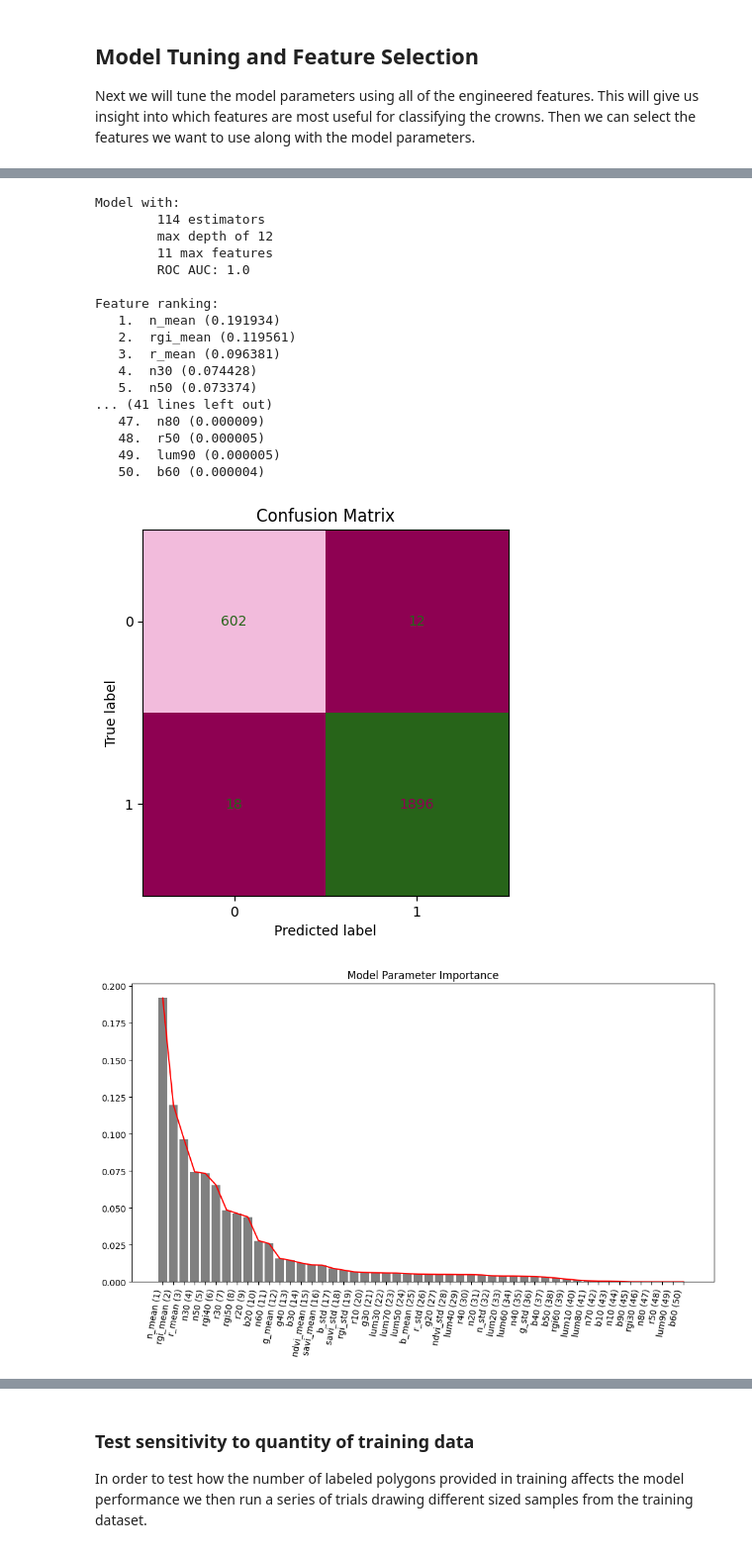
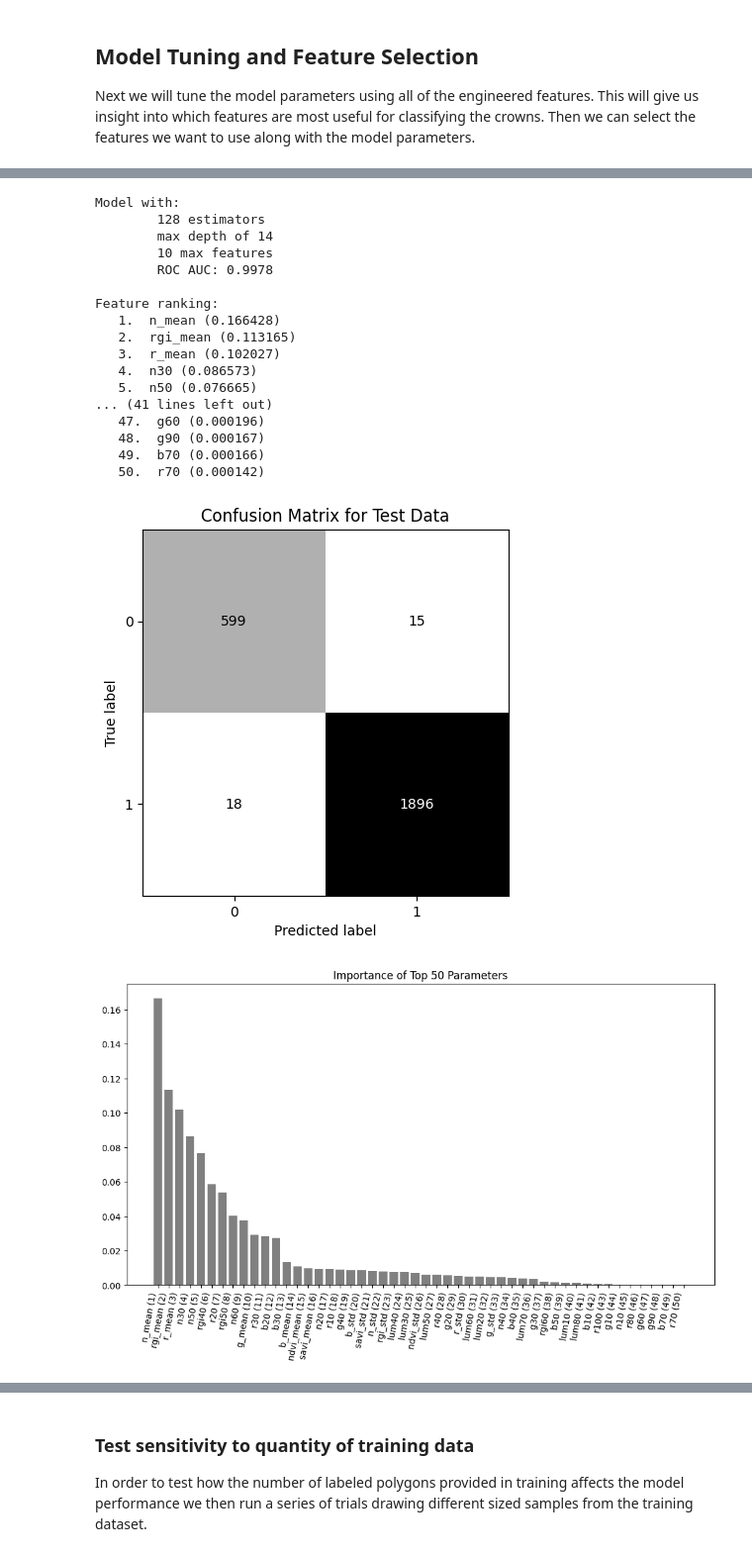
Before and after one commit to kulpojke/tree-mortality, a Jupyter notebook: src/mortality_classification.ipynb, the cells around one changed output, grey strips where cells are left out. Shown at 99% size. Cells and saved outputs as stored; diff of their text form; code cells hidden in the pictures.

Commit message:
added features used vs ROC AUC plot, color changes^C

```diff
--- a/src/mortality_classification.ipynb
+++ b/src/mortality_classification.ipynb
@@ -417,54 +419,55 @@ model = RandomForestClassifier(
 ).fit(X, y)
 
 
-# use 10 fold validation
-score = cross_val_score(model, X_test, y_test, n_jobs=-1, cv=10, scoring='roc_auc')
+# roc auc score
+score = roc_auc_score(y_test, model.predict_proba(X_test)[:, 1])
 
 # report and plot first n features
 n_feat = range(50)
 importances = model.feature_importances_
 indices = np.argsort(importances)[::-1]
 print('Model with:')
 print(f'\t{rf_n_estimators} estimators')
 print(f'\tmax depth of {rf_max_depth}')
 print(f'\t{rf_max_features} max features')
-print(f'\tROC AUC: {score.mean().round(2)}')
+print(f'\tROC AUC: {score.mean().round(4)}')
 print('\nFeature ranking:')
 for f in n_feat:
     print('   %d.  %s (%f)' % (f + 1, cols[indices[f]], importances[indices[f]]))
 
 pred = model.predict(X_test)
-
 cm = confusion_matrix(y_test, pred)
 cm_display1 = ConfusionMatrixDisplay(cm).plot(
     colorbar=False,
-    cmap='PiYG')
-plt.title('Confusion Matrix')
+    cmap='binary')
+plt.title('Confusion Matrix for Test Data')
+plt.savefig('/home/michael/thesis/images/confusion_test.png')
 
 fig, ax = plt.subplots(figsize=(12, 7))
 fig.autofmt_xdate(rotation=45)
 ax.bar(n_feat, importances[indices[n_feat]], color='grey');
-ax.plot(n_feat, importances[indices[n_feat]], c='r');
+#ax.plot(n_feat, importances[indices[n_feat]], c='r');
 ax.set_xticks(n_feat,rotation=80, labels=n_feat);
 ax.set_xticklabels([f'{cols[indices[i]]} ({i+1})' for i in n_feat]);
-ax.set_title('Model Parameter Importance');
+ax.set_title('Importance of Top 50 Parameters');
+plt.savefig('/home/michael/thesis/images/param_importance.png')
 # %% [output]
 Model with:
-        114 estimators
-        max depth of 12
-        11 max features
-        ROC AUC: 1.0
+        128 estimators
+        max depth of 14
+        10 max features
+        ROC AUC: 0.9978
 
 Feature ranking:
-   1.  n_mean (0.191934)
-   2.  rgi_mean (0.119561)
-   3.  r_mean (0.096381)
-   4.  n30 (0.074428)
-   5.  n50 (0.073374)
+   1.  n_mean (0.166428)
+   2.  rgi_mean (0.113165)
+   3.  r_mean (0.102027)
+   4.  n30 (0.086573)
+   5.  n50 (0.076665)
 ... (41 lines left out)
-   47.  n80 (0.000009)
-   48.  r50 (0.000005)
-   49.  lum90 (0.000005)
-   50.  b60 (0.000004)
+   47.  g60 (0.000196)
+   48.  g90 (0.000167)
+   49.  b70 (0.000166)
+   50.  r70 (0.000142)
-[figure, old version]
+[figure, new version]
-[figure, old version]
+[figure, new version]
```
Also changed, not shown: parts of 21 cells of this notebook, 1 other file.
